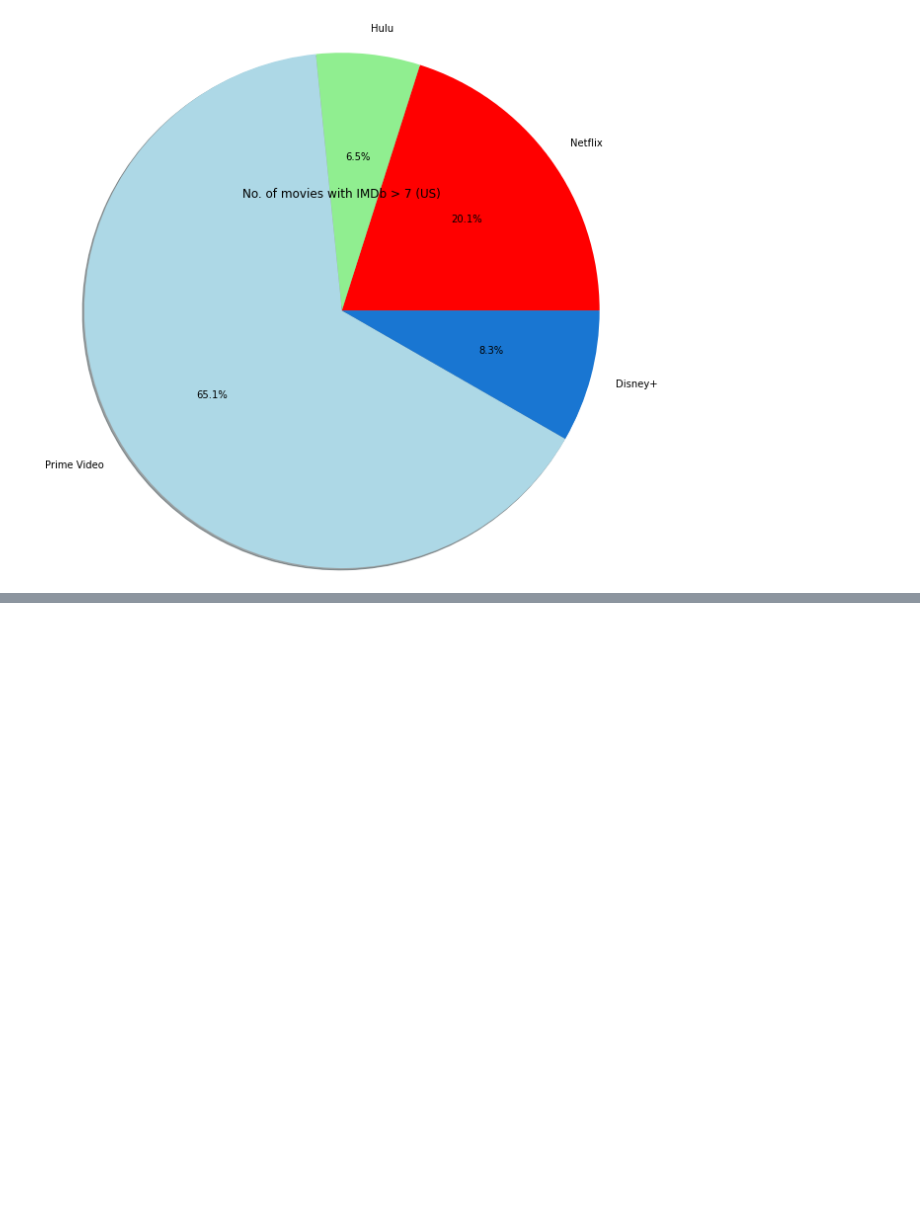
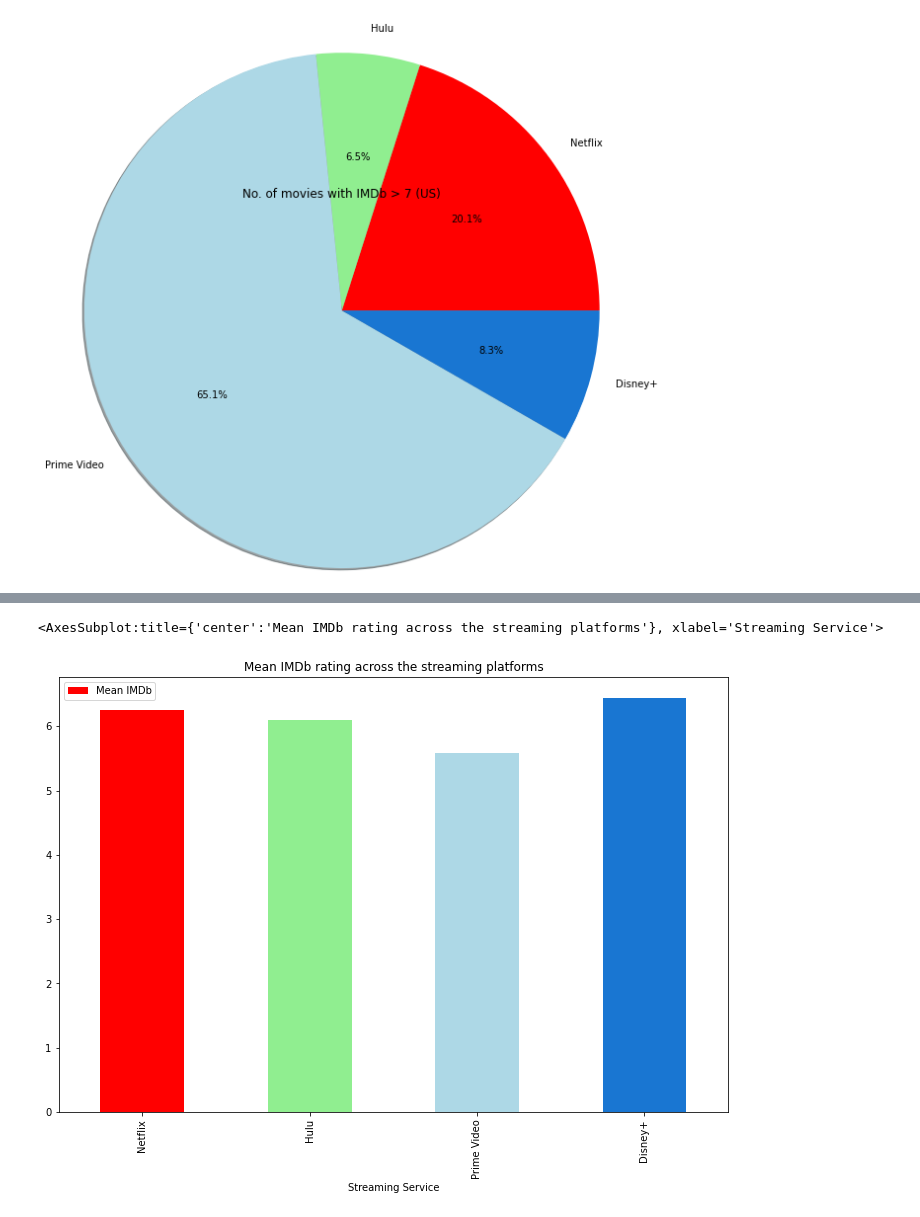
Before and after one commit to jacance/streaming-service-analysis, a Jupyter notebook: pristine_justin_new.ipynb, the cells around one changed output, grey strips where cells are left out. Cells and saved outputs as stored; diff of their text form; code cells hidden in the pictures; blank space fills up the shorter version.

Commit message:
added mean_IMDb plot and split language plot for each platform

```diff
--- a/pristine_justin_new.ipynb
+++ b/pristine_justin_new.ipynb
@@ -1235,3 +1126,26 @@ plt.title("No. of movies with IMDb > 7 (US)")
 plt.show()
 # %% [output]
 [figure]
+# %%
+#Analysing mean IMDb score across platforms in US only
+netflix_imdb_mean = netflix_data_US['IMDb'].mean()
+
+hulu_imdb_mean =hulu_data_US['IMDb'].mean()
+
+
+
+prime_imdb_mean = prime_data_US['IMDb'].mean()
+
+
+
+disney_imdb_mean = disney_data_US['IMDb'].mean()
+
+
+
+
+imdb_scores_mean = pd.DataFrame({'Streaming Service': streaming_services,
+                                'Mean IMDb' :[netflix_imdb_mean, hulu_imdb_mean,
+                                                                     prime_imdb_mean, disney_imdb_mean]})
+
+imdb_scores_mean
+#netflix_imdb_mean
@@ -1237,0 +1158,9 @@ plt.show()
+# %%
+#Analysing mean IMDb score across platforms in US only
+#plt.figure(figsize=(12,8))
+imdb_scores_mean.plot.bar('Streaming Service', 'Mean IMDb',
+                           color=["red", "lightgreen", "lightblue", "#1976d2"],
+                            title=('Mean IMDb rating across the streaming platforms'), figsize=(12,8) )
+# %% [output]
+<AxesSubplot:title={'center':'Mean IMDb rating across the streaming platforms'}, xlabel='Streaming Service'>
+[figure, added]
```
Also changed, not shown: parts of 21 cells of this notebook.
